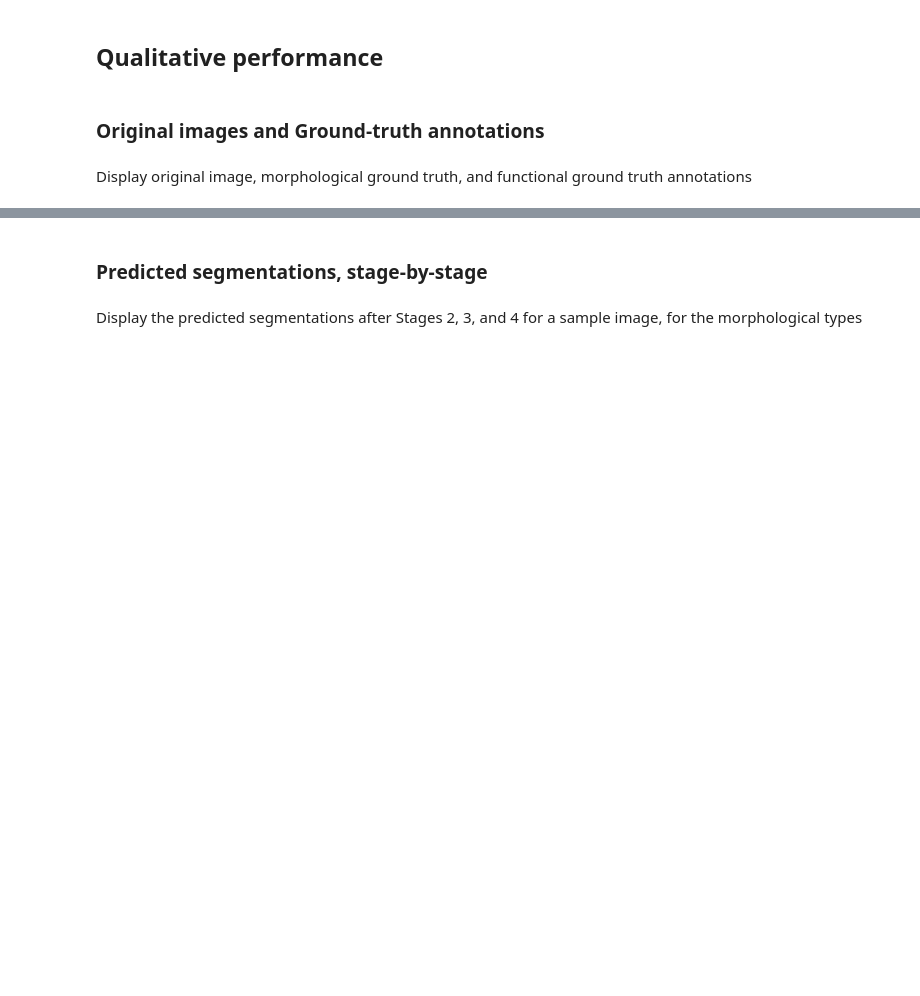
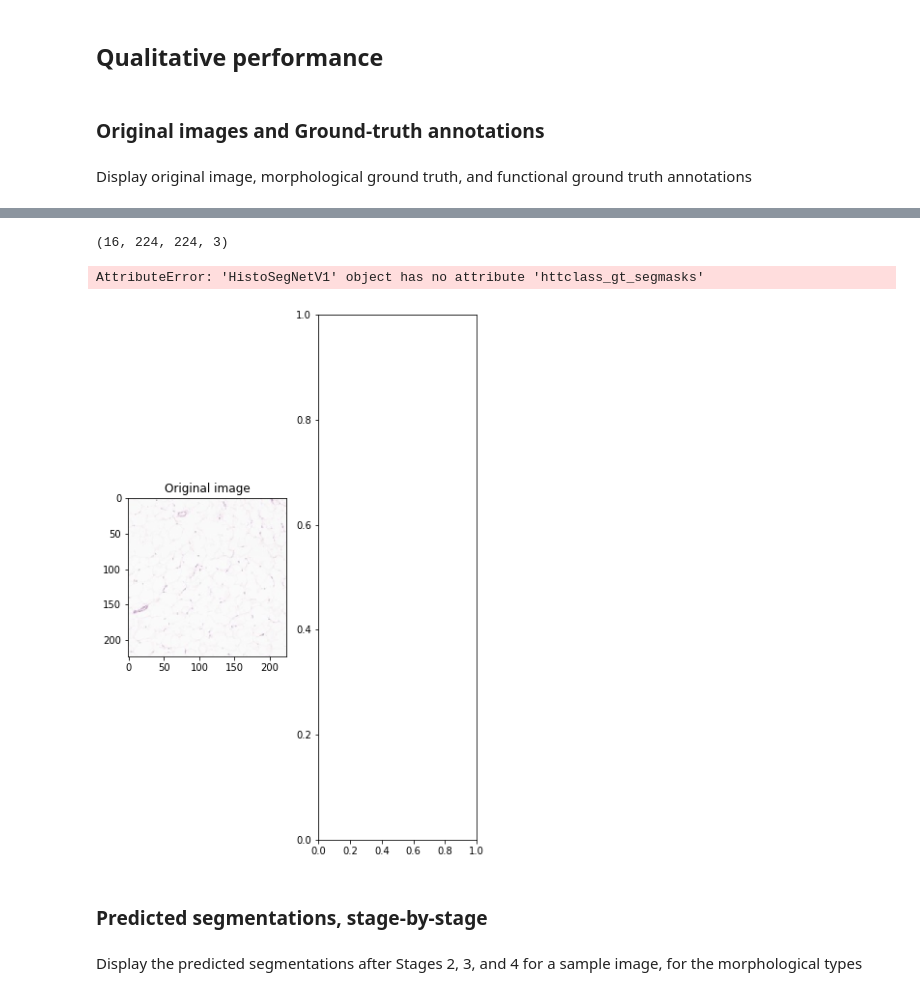
Before and after one commit to jongtaeklee/hsn_v1, a Jupyter notebook: demo_01_segment_patches-gpu-work3.ipynb, the cells around one changed output, grey strips where cells are left out. Saved outputs shown, nothing was run; the diff lists cells and outputs as text; code cells hidden in the pictures; blank space fills up the shorter version.

```diff
--- a/demo_01_segment_patches-gpu-work3.ipynb
+++ b/demo_01_segment_patches-gpu-work3.ipynb
@@ -48,6 +48,11 @@ hsn = hsn_v1.HistoSegNetV1(params={'input_name': '01_tuning_patch', 'input_size'
                                    'input_mode': 'patch', 'down_fac': 1, 'batch_size': 16,
                                    'htt_mode': 'both', 'gt_mode': 'on', 'run_level': 3,
                                    'save_types': [0, 0, 1, 0], 'verbosity': 'QUIET'})
+# %%
+hsn = hsn_v1.HistoSegNetV1(params={'input_name': 'img_1', 'input_size': [224, 224],
+                                   'input_mode': 'patch', 'down_fac': 1, 'batch_size': 16,
+                                   'htt_mode': 'both', 'gt_mode': 'off', 'run_level': 3,
+                                   'save_types': [0, 0, 1, 0], 'verbosity': 'QUIET'})
 # %% [markdown]
 ## Load images
 # %% [markdown]
@@ -186,3 +187,17 @@ for iter_batch in range(num_batches):
+# %%
+confscores = np.zeros((len(hsn.input_files_all), len(hsn.hn.class_names)))
+iou = {}
+fiou = {}
+miou = {}
+num_batches = (len(hsn.input_files_all) + hsn.batch_size - 1) // hsn.batch_size
+for iter_batch in range(num_batches):
+    start = iter_batch * hsn.batch_size
+    end = min((iter_batch + 1) * hsn.batch_size, len(hsn.input_files_all))
+    hsn.input_files_batch = hsn.input_files_all[start:end]
+    # Normalize image batch
+    hsn.load_norm_imgs()
+    # Segment image
+    hsn.segment_img()
 # %% [markdown]
 ## Qualitative performance
 # %% [markdown]
@@ -192,14 +226,21 @@ Display original image, morphological ground truth, and functional ground truth
+# %%
+hsn.input_images.shape
+# %% [output]
+(16, 224, 224, 3)
 # %%
-plt.figure
+plt.figure(figsize=[10,10])
 plt.subplot(131)
-plt.imshow(hsn.input_images[0].astype('uint8'))
+plt.imshow(hsn.input_images[1].astype('uint8'))
 plt.title('Original image')
 plt.subplot(132)
-plt.imshow(hsn.httclass_gt_segmasks[0][0].astype('uint8'))
+plt.imshow(hsn.httclass_gt_segmasks[0][1].astype('uint8'))
 plt.title('Morphological\n ground truth')
 plt.subplot(133)
-plt.imshow(hsn.httclass_gt_segmasks[1][0].astype('uint8'))
+plt.imshow(hsn.httclass_gt_segmasks[1][1].astype('uint8'))
 plt.title('Functional\n ground truth')
+# %% [output]
+AttributeError: 'HistoSegNetV1' object has no attribute 'httclass_gt_segmasks'
+[figure, added]
 # %% [markdown]
 ### Predicted segmentations, stage-by-stage
 # %% [markdown]
```
Also changed, not shown: parts of 19 cells of this notebook.
